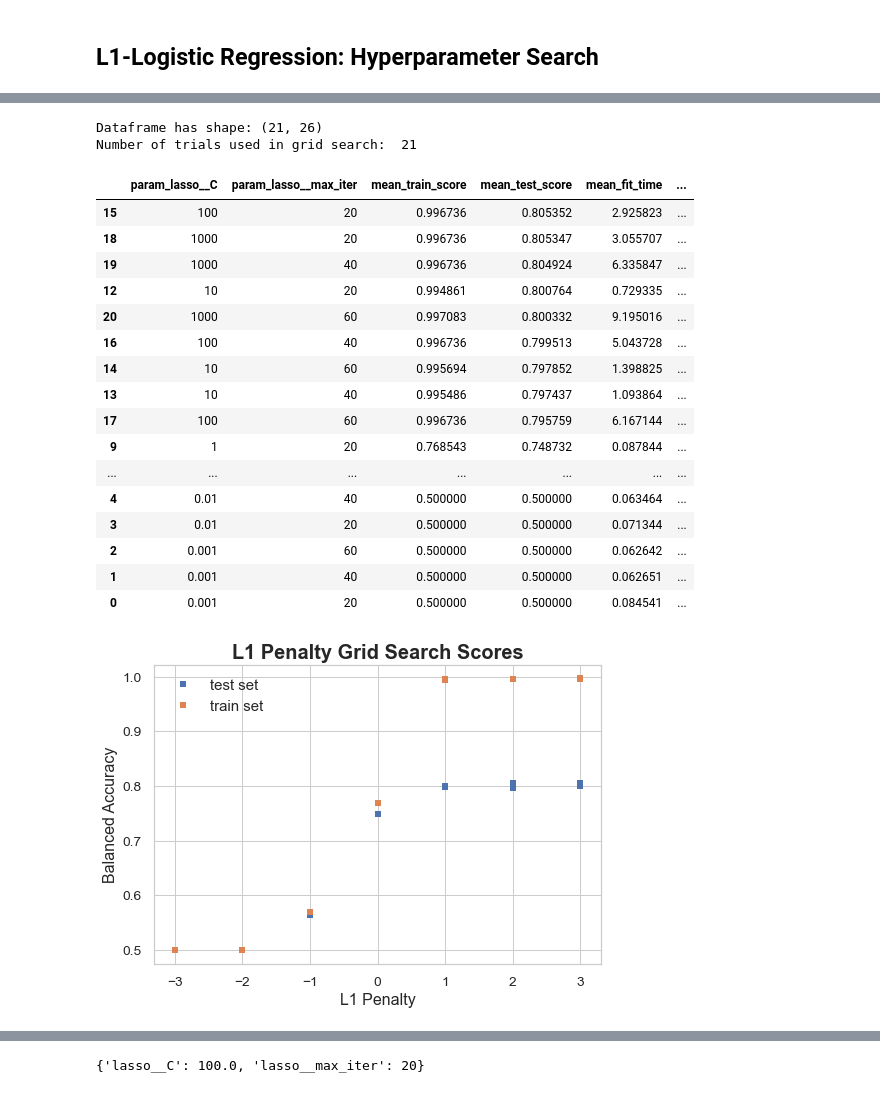
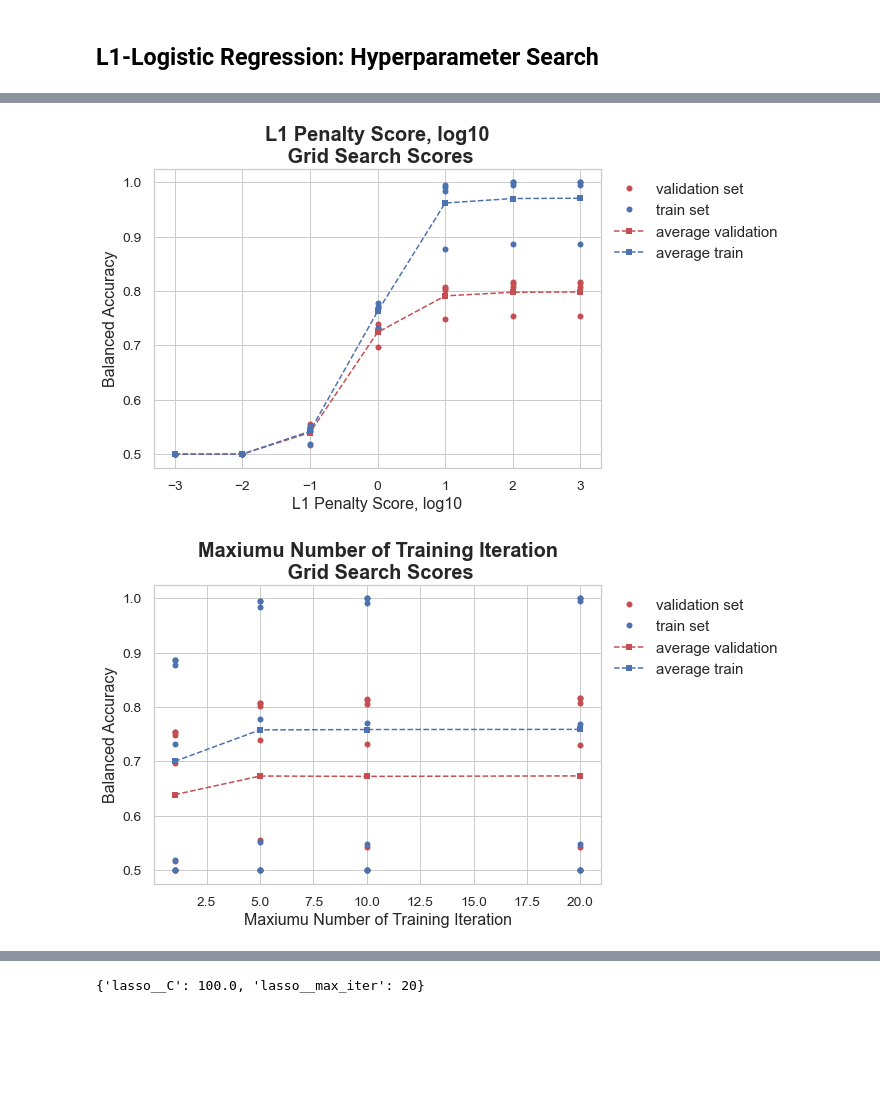
Before and after one commit to Dtphelan1/sentiment-analysis, a Jupyter notebook: BoWClassifier.ipynb, the cells around one changed output, grey strips where cells are left out. Saved outputs shown, nothing was run; the diff lists cells and outputs as text; code cells hidden in the pictures; blank space fills up the shorter version.

Commit message:
updated labels a bit

```diff
--- a/BoWClassifier.ipynb
+++ b/BoWClassifier.ipynb
@@ -283,7 +239,7 @@ lasso = sklearn.linear_model.LogisticRegression(penalty='l1', solver='saga', ran
 # logit_lasso hyperparameter grid
 lasso_parameters = {
      'lasso__C': np.logspace(-3, 3, 7),
-     'lasso__max_iter': [20, 40, 60], # sneaky way to do "early stopping"
+     'lasso__max_iter': [1, 5, 10, 20], # sneaky way to do "early stopping"
 }
 lasso_pipeline_tuple = ('lasso', lasso)
 # %%
@@ -350,34 +306,19 @@ Number of trials used in grid search:  21
-# %%
-print_gridsearch_results(tf_lasso_grid_searcher, list(tf_lasso_full_grid.keys()))
-# %% [output]
-Dataframe has shape: (21, 26)
-Number of trials used in grid search:  21
-|  | param_lasso__C | param_lasso__max_iter | mean_train_score | mean_test_score | mean_fit_time | ... |
-| 15 | 100 | 20 | 0.996736 | 0.805352 | 2.925823 | ... |
-| 18 | 1000 | 20 | 0.996736 | 0.805347 | 3.055707 | ... |
-| 19 | 1000 | 40 | 0.996736 | 0.804924 | 6.335847 | ... |
-| 12 | 10 | 20 | 0.994861 | 0.800764 | 0.729335 | ... |
-| 20 | 1000 | 60 | 0.997083 | 0.800332 | 9.195016 | ... |
-| 16 | 100 | 40 | 0.996736 | 0.799513 | 5.043728 | ... |
-| 14 | 10 | 60 | 0.995694 | 0.797852 | 1.398825 | ... |
-| 13 | 10 | 40 | 0.995486 | 0.797437 | 1.093864 | ... |
-| 17 | 100 | 60 | 0.996736 | 0.795759 | 6.167144 | ... |
-| 9 | 1 | 20 | 0.768543 | 0.748732 | 0.087844 | ... |
-| ... | ... | ... | ... | ... | ... | ... |
-| 4 | 0.01 | 40 | 0.500000 | 0.500000 | 0.063464 | ... |
-| 3 | 0.01 | 20 | 0.500000 | 0.500000 | 0.071344 | ... |
-| 2 | 0.001 | 60 | 0.500000 | 0.500000 | 0.062642 | ... |
-| 1 | 0.001 | 40 | 0.500000 | 0.500000 | 0.062651 | ... |
-| 0 | 0.001 | 20 | 0.500000 | 0.500000 | 0.084541 | ... |
 # %%
 # Plotting the CV results for a gridsearch over one feature
 
 cv_results = tf_lasso_grid_searcher.cv_results_
 # Two plots: One comparing train and test performance; one comparing all of the fold scores against one another
-# Plot one
-param = list(lasso_parameters.keys())[0]
-param_label = "L1 Penalty"
+param_1 = "lasso__C"
+param_label_1 = "L1 Penalty Score, log10"
 
-plot_cv_train_test(cv_results, param, param_label, log10=True)
+param_2 = "lasso__max_iter"
+param_label_2 = "Maxiumu Number of Training Iteration"
+
+plot_cv_train_test(cv_results, param_1, param_label_1, log10=True)
+plot_cv_train_test(cv_results, param_2, param_label_2)
+
+plot_cv_folds(cv_results, param_1, param_label_1, cv_splitter.n_splits, log10=True)
+plot_cv_folds(cv_results, param_2, param_label_2, cv_splitter.n_splits)
 # %% [output]
-[figure, old version]
+[figure, new version]
+[figure, added]
```
Also changed, not shown: parts of 10 cells of this notebook, 2 other files.
